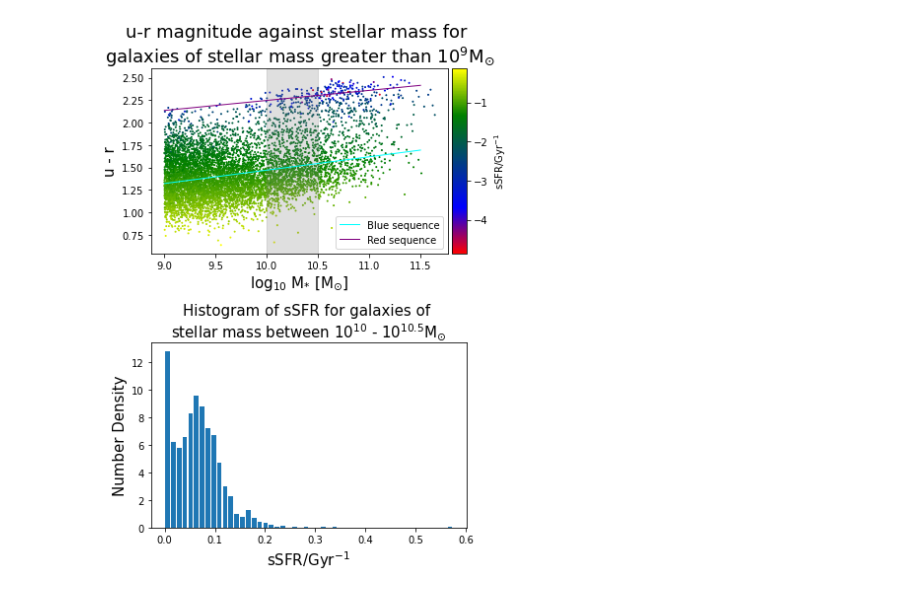
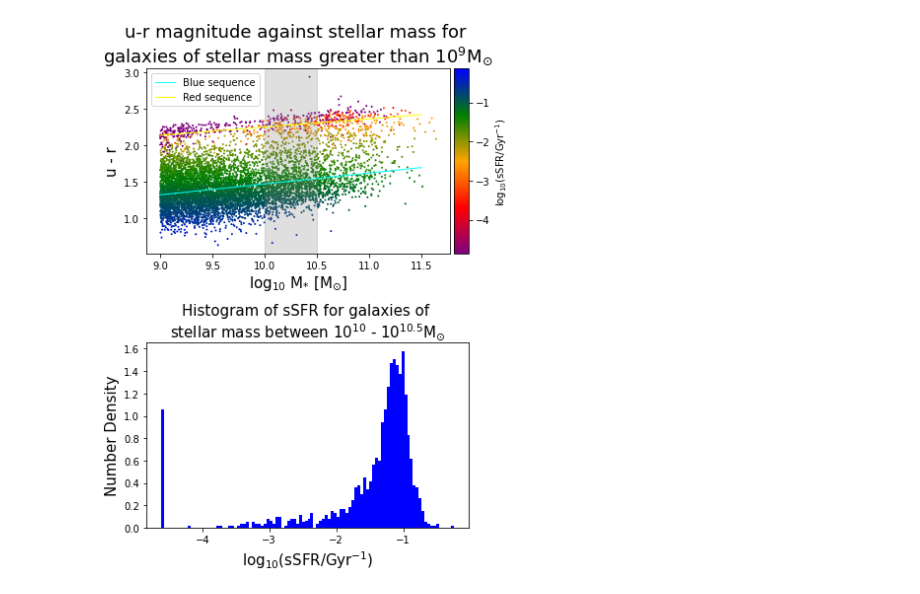
Before and after one commit to xvh422/L4-Project, a Jupyter notebook: First_Plot.ipynb, the cells around one changed output. Drawn from its saved outputs; the diff is of its cells as text; code cells hidden in the pictures.

```diff
--- a/First_Plot.ipynb
+++ b/First_Plot.ipynb
@@ -85,47 +94,66 @@ Data_2 = sql.execute_query(con, Query_2)
 Data_blue = sql.execute_query(con, Query_3)
 Data_red = sql.execute_query(con, Query_4)
 # %%
-def log_with_zeros(Data):
-  for i in range(0, len(Data)):
+def log_with_zeros(data): #Replaces zeroes with the smallest nonzero value.
+  logs = np.empty(len(data))
+  for i in range(0, len(data)):
+    if data[i] == 0.0:
+      logs[i] = 99.
+    else:
+      logs[i] = np.log10(data[i])
+  m = logs.min()
+  for j in range(0, len(logs)):
+    if logs[j] == 99.:
+      logs[j] = m
+    else:
+      logs[j] = logs[j]
+  return logs
 # %%
-cvals  = [-2., -1, 1, 2]
-colors = ["red","blue","green", "yellow"]
+#cmap = plt.cm.gist_stern_r
+#'''
+cvals  = [-2., -1, 0, 1, 2]
+colors = ["purple","red","orange","green","blue"]
 norm = plt.Normalize(min(cvals),max(cvals))
 tuples = list(zip(map(norm,cvals), colors))
 cmap = col.LinearSegmentedColormap.from_list("", tuples)
-sSFR = Data_1['ssfr']*10**9
+#'''
+
+sSFR_1 = Data_1['ssfr']*10**9
+LsSFR_1 = log_with_zeros(sSFR_1)
+sSFR_2 = Data_2['ssfr']*10**9
+LsSFR_2 = log_with_zeros(sSFR_2)
 
 fig, (ax1, ax2) = plt.subplots(2, figsize = (6,8))
-im1 = ax1.scatter(Data_1['mass'], Data_1['u_minus_r'], s=1, c = np.log10(Data_1['ssfr']*10**9), cmap = cmap)
-im2 = ax2.hist(Data_2['ssfr']*10**9, bins = 50, density = True, rwidth = 0.8)
+im1 = ax1.scatter(Data_1['mass'], Data_1['u_minus_r'], s=1, c = LsSFR_1, cmap = cmap)
+im2 = ax2.hist(LsSFR_2, bins = 100, density = True, rwidth = 1.0, color = 'b')
 ax1.axvspan(10, 10.5, color='grey', alpha=0.25)
 
 xs = np.arange(9., 11.51, 0.01)
 x3 = Data_blue['mass']
 y3 = Data_blue['u_minus_r']
 x4 = Data_red['mass']
 y4 = Data_red['u_minus_r']
 Params_3 = np.polyfit(x3, y3, 1)
 Params_4 = np.polyfit(x4, y4, 1)
 line_3 = Params_3[1] + Params_3[0] * xs
 line_4 = Params_4[1] + Params_4[0] * xs
 ax1.plot(xs, line_3, linewidth = 1, color = 'cyan', label = 'Blue sequence')
-ax1.plot(xs, line_4, linewidth = 1, color = 'purple', label = 'Red sequence')
+ax1.plot(xs, line_4, linewidth = 1, color = 'yellow', label = 'Red sequence')
 ax1.legend()
 
 divider = make_axes_locatable(ax1)
 cax = divider.append_axes('right', size='5%', pad=0.05)
-fig.colorbar(im1, cax=cax, orientation='vertical', label = r'sSFR/Gyr$^{-1}$')
+fig.colorbar(im1, cax=cax, orientation='vertical', label = r'log$_{10}$(sSFR/Gyr$^{-1}$)')
 
 ax1.set_title('u-r magnitude against stellar mass for \n' + r'galaxies of stellar mass greater than 10$^{9}$M$_{\odot}$', fontsize=18)
 ax2.set_title('Histogram of sSFR for galaxies of \n' + r'stellar mass between 10$^{10}$ - 10$^{10.5}$M$_{\odot}$', fontsize=15)
 ax1.set_xlabel(r'log$_{10}$ M$_{*}$ [M$_{\odot}$]', fontsize=15)
 ax1.set_ylabel(r'u - r', fontsize=15)
-ax2.set_xlabel(r'sSFR/Gyr$^{-1}$', fontsize=15)
+ax2.set_xlabel(r'log$_{10}$(sSFR/Gyr$^{-1}$)', fontsize=15)
 ax2.set_ylabel(r'Number Density', fontsize=15)
 
 plt.tight_layout()
 plt.savefig('Plot_1.jpeg')
 plt.show()
 # %% [output]
-[figure, old version]
+[figure, new version]
```
Also changed, not shown: parts of 1 cell of this notebook.
